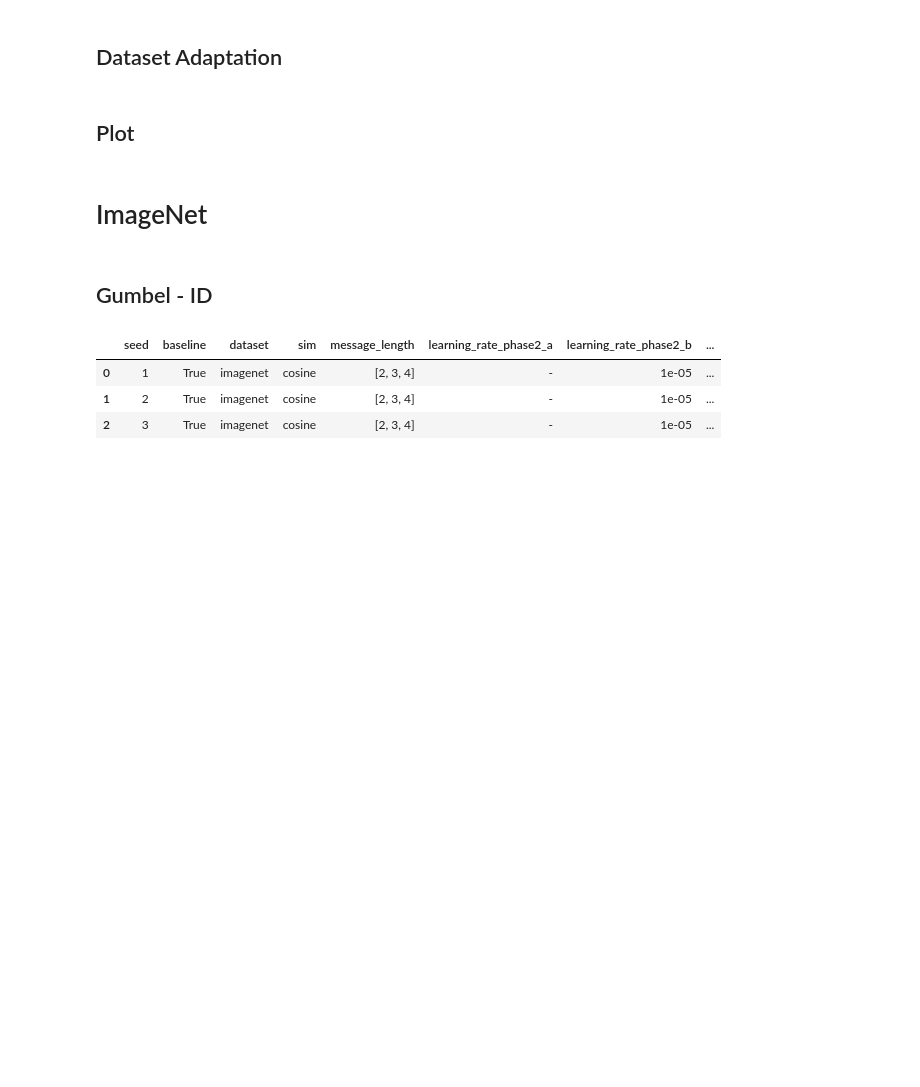
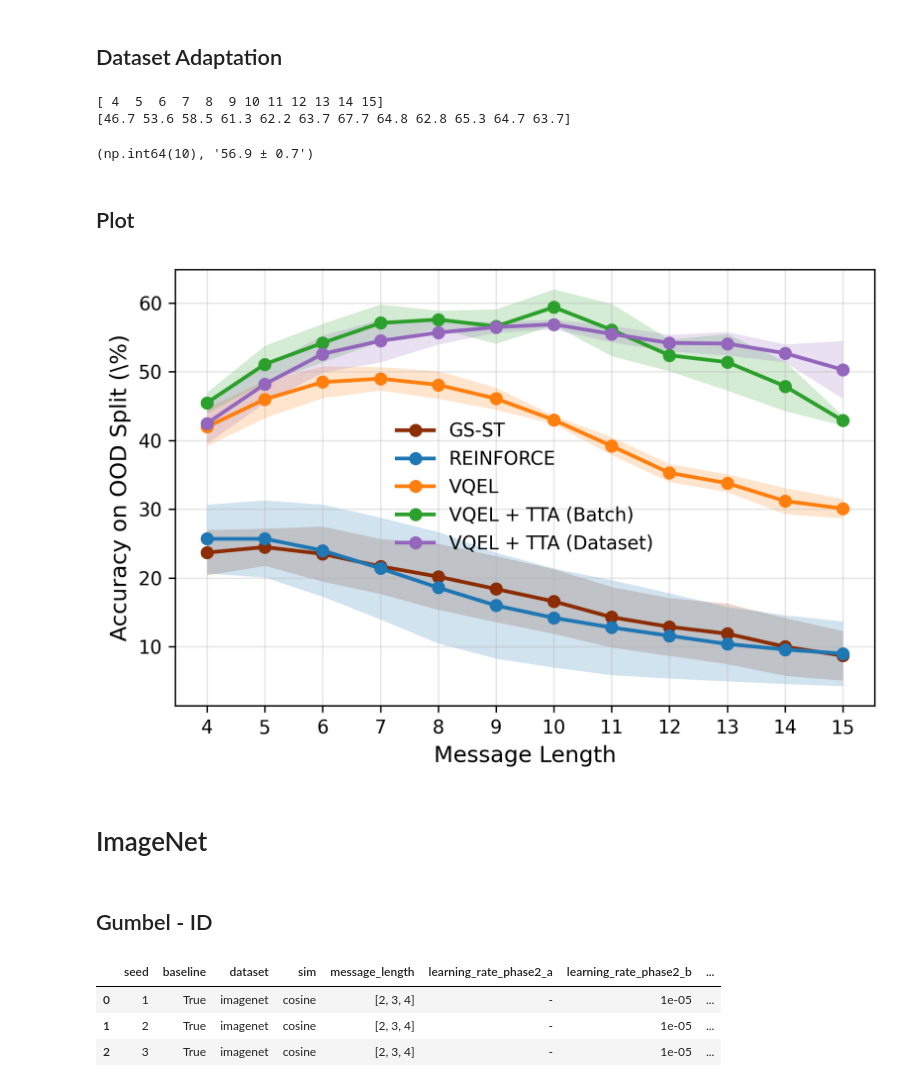
Before and after one commit to MehdiJmlkh/Test-Time-Emergent-Language, a Jupyter notebook: VQTT/results.ipynb, the cells around one changed output. Cells and saved outputs as stored; diff of their text form; code cells hidden in the pictures; blank space fills up the shorter version.

```diff
--- a/VQTT/results.ipynb
+++ b/VQTT/results.ipynb
@@ -870,4 +1095,4 @@ final = extract_maxes(res)
 # final[adapt_cols]
 # %%
-batch_adapt = mean_and_std(final)
-# batch_adapt
+mnist_batch_adapt = mean_and_std(final)
+mnist_batch_adapt
@@ -881,14 +1126,21 @@ res = filter_df({
     "VQEL": True,
     "test_time_mode": ["dataset_adaptation"],
     "number_of_candidates": 100,
+    "message_length": "[3, 4]"
 }, sort_by=["message_length_tt", "seed", "learning_rate_tt", "num_iterations"])
 
 # res[adapt_cols]
 # %%
-final = extract_maxes(res, max_col="test_time_self_accuracy")
+final = extract_maxes_elbow(res, max_col="test_time_self_accuracy")
 # final[adapt_cols]
 # %%
-dataset_adapt = mean_and_std(final)
-# dataset_adapt
+mnist_dataset_adapt = mean_and_std(final)
+# mnist_dataset_adapt
+# %%
+find_best_length_elbow(mnist_dataset_adapt)
+# %% [output]
+[ 4  5  6  7  8  9 10 11 12 13 14 15]
+[46.7 53.6 58.5 61.3 62.2 63.7 67.7 64.8 62.8 65.3 64.7 63.7]
+(np.int64(10), '56.9 ± 0.7')
 # %% [markdown]
 ## Plot
@@ -897,3 +1147,7 @@ dataset_adapt = mean_and_std(final)
+# %%
+plot([mnist_gumbel, mnist_REINFORCE, mnist_VQ_NoTT, mnist_batch_adapt, mnist_dataset_adapt], name="mnist")
+# %% [output]
+[figure, added]
 # %%
 # plot([gumbel, REINFORCE, VQ_NoTT, batch_adapt, scaling], labels=("GS-ST", "REINFORCE", "VQEL", "VQEL + TTA (Batch)", "Scaling"),name="mnist-scaling")
 # %% [markdown]
```
Also changed, not shown: parts of 130 cells of this notebook.
